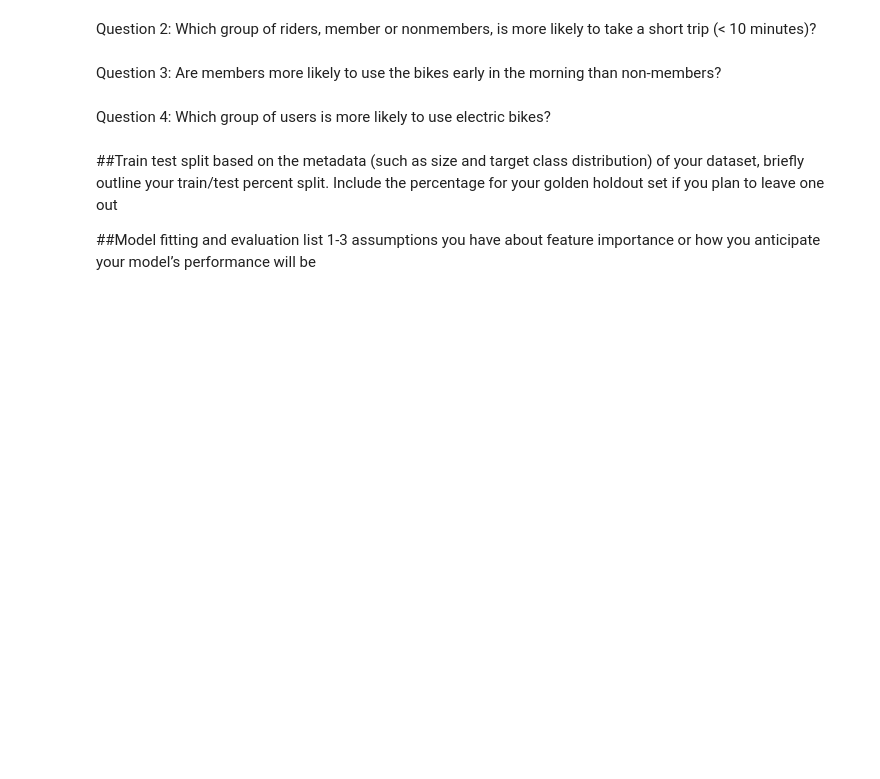
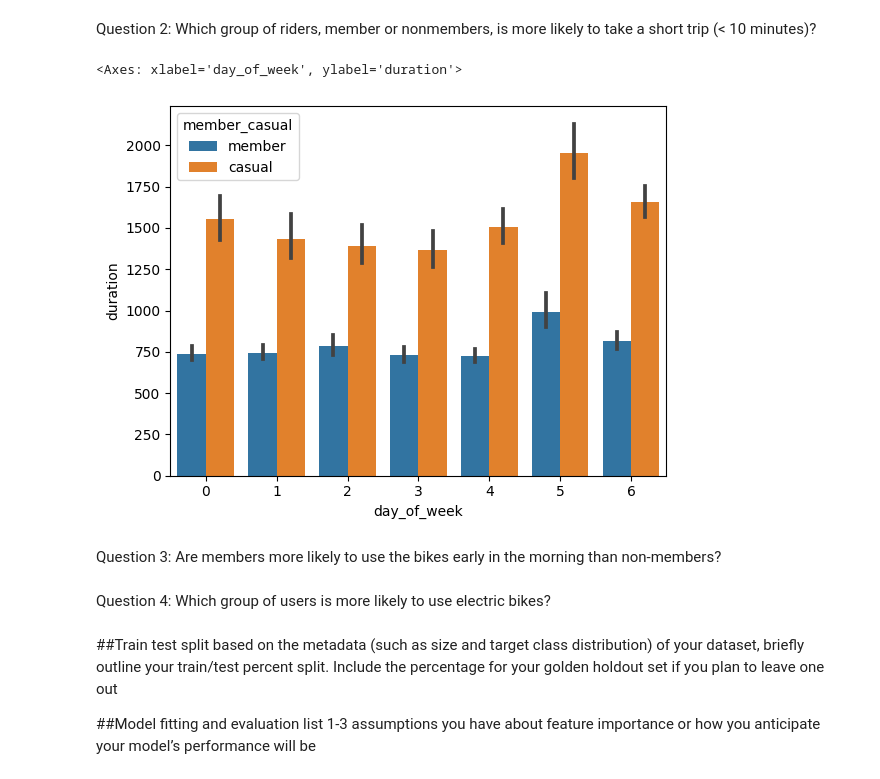
Before and after one commit to joshualawrencemorgan/CS5265-Foundations-of-Machine-Learning, a Jupyter notebook: Capital_Bikeshare_ML_Project.ipynb, the cells around one changed output. Drawn from its saved outputs; the diff is of its cells as text; code cells hidden in the pictures; blank space fills up the shorter version.

```diff
--- a/Capital_Bikeshare_ML_Project.ipynb
+++ b/Capital_Bikeshare_ML_Project.ipynb
@@ -70,5 +102,10 @@ Question 1: Which group of riders, member or nonmembers, is more likely to trave
 # %% [markdown]
 Question 2: Which group of riders, member or nonmembers, is more likely to take a short trip (< 10 minutes)?
+# %%
+sns.barplot(x = 'day_of_week', y = 'duration', hue = 'member_casual', data = df)
+# %% [output]
+<Axes: xlabel='day_of_week', ylabel='duration'>
+[figure, added]
 # %% [markdown]
 Question 3: Are members more likely to use the bikes early in the morning than non-members?
 # %% [markdown]
```
Also changed, not shown: parts of 3 cells of this notebook.
